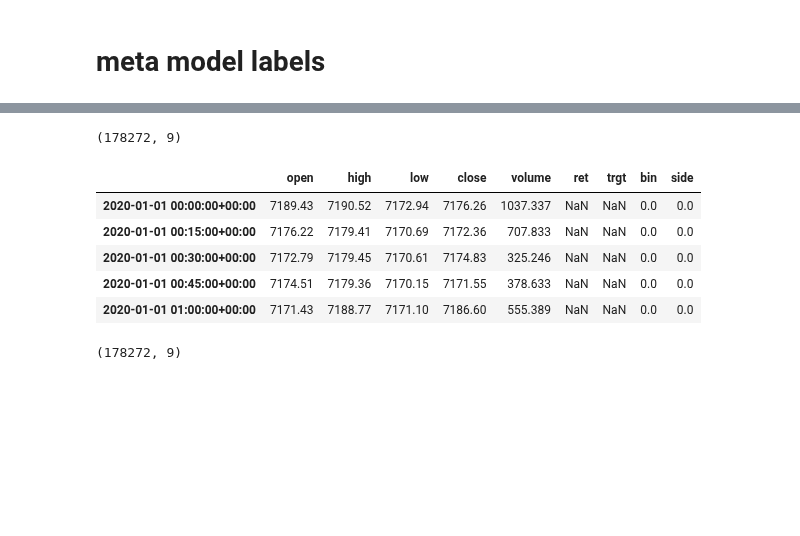
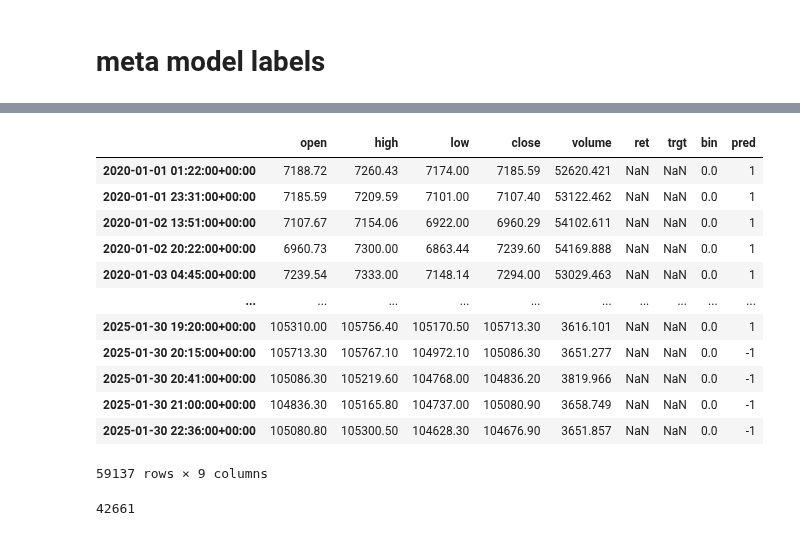
Before and after one commit to ArtiPyHeart/jesse-trade, a Jupyter notebook: label_grid.ipynb, the cells around one changed output, grey strips where cells are left out. Cells and saved outputs as stored; diff of their text form; code cells hidden in the pictures; blank space fills up the shorter version.

```diff
--- a/label_grid.ipynb
+++ b/label_grid.ipynb
@@ -308,19 +303,17 @@ _, trading_mid = research.get_candles(
 import lightgbm as lgb
 import pandas as pd
 
-from custom_indicators.selection import SIDE_ALL
+from custom_indicators.config import SIDE_ALL
 
 
 def side_pred_to_label(pred):
     if pred > 0.5:
         return 1
-    elif pred < 0.5:
+    elif pred <= 0.5:
         return -1
-    else:
-        return 0
 
 
-df_features = pd.read_parquet("data/features_15m.parquet")
+df_features = pd.read_parquet("data/features_45m.parquet")
 
 side_model = lgb.Booster(model_file="custom_indicators/models/model_side.txt")
 side_model_pred = side_model.predict(df_features[SIDE_ALL])
@@ -427,19 +483,14 @@ import numpy as np
 import pandas as pd
 from jesse import helpers, research
 
-from custom_indicators.selection import SIDE_ALL
-from offline.labeling.labeling import TripleBarrierLabeler, expand_labels
+from custom_indicators.config import SIDE_ALL
+from custom_indicators.toolbox.labeler.triple_barrier import (
+    TripleBarrierLabeler,
+    expand_labels,
+)
+from custom_indicators.toolbox.labeler.triple_barrier_raw import TripleBarrierLabelerRaw
 
-_, trading_mid = research.get_candles(
-    "Binance Perpetual Futures",
-    "BTC-USDT",
-    "15m",
-    helpers.date_to_timestamp("2020-01-01"),
-    helpers.date_to_timestamp("2025-01-31"),
-    warmup_candles_num=0,
-    caching=False,
-    is_for_jesse=False,
-)
+trading_mid = np.load("data/label_dollar_bar_45m.npy")
 
 
 def side_pred_to_label(pred):
@@ -451,32 +502,27 @@ def side_pred_to_label(pred):
         return 0
 
 
-df_features = pd.read_parquet("data/features_15m.parquet")
+df_features = pd.read_parquet("data/features_45m.parquet")
 side_model = lgb.Booster(model_file="custom_indicators/models/model_side.txt")
 side_model_pred = side_model.predict(df_features[SIDE_ALL])
 df_features["model_side_res"] = side_model_pred
 
-num_hours = 4
+num_hours = 15
 num_minutes = 0
 pt = 2.7
 sl = 2.7
-target_ret = 0
-z_score = 1.2
-labeler = TripleBarrierLabeler(
+target_ret = 0.001
+z_score = 1
+labeler = TripleBarrierLabelerRaw(
     trading_mid,
     num_hours=num_hours,
     num_minutes=num_minutes,
     z_score=z_score,
     verbose=True,
 )
-side_labels = labeler.side_labels(pt=pt, sl=sl, target_ret=target_ret)
-side_full_df = expand_labels(side_labels, trading_mid, fill=0)
+side_full_df = labeler.side_labels(pt=pt, sl=sl, target_ret=target_ret)
+side_full_df = expand_labels(side_full_df, trading_mid, fill=0)
+side_labels = [side_pred_to_label(i) for i in side_model_pred]
 side_full_df["pred"] = [side_pred_to_label(i) for i in side_model_pred]
-final_side_labels = side_full_df[side_full_df["ret"].notna()]
-meta_labels = labeler.meta_labels(
-    final_side_labels, pt=pt, sl=sl, target_ret=target_ret
-)
-candle_df = expand_labels(meta_labels, trading_mid, fill=0)
-print(candle_df.shape)
-candle_df.head()
+side_full_df
 # %% [output]
@@ -485,11 +530,17 @@ candle_df.head()
+|  | open | high | low | close | volume | ret | trgt | bin | pred |
+| 2020-01-01 01:22:00+00:00 | 7188.72 | 7260.43 | 7174.00 | 7185.59 | 52620.421 | NaN | NaN | 0.0 | 1 |
+| 2020-01-01 23:31:00+00:00 | 7185.59 | 7209.59 | 7101.00 | 7107.40 | 53122.462 | NaN | NaN | 0.0 | 1 |
+| 2020-01-02 13:51:00+00:00 | 7107.67 | 7154.06 | 6922.00 | 6960.29 | 54102.611 | NaN | NaN | 0.0 | 1 |
+| 2020-01-02 20:22:00+00:00 | 6960.73 | 7300.00 | 6863.44 | 7239.60 | 54169.888 | NaN | NaN | 0.0 | 1 |
+| 2020-01-03 04:45:00+00:00 | 7239.54 | 7333.00 | 7148.14 | 7294.00 | 53029.463 | NaN | NaN | 0.0 | 1 |
+| ... | ... | ... | ... | ... | ... | ... | ... | ... | ... |
+| 2025-01-30 19:20:00+00:00 | 105310.00 | 105756.40 | 105170.50 | 105713.30 | 3616.101 | NaN | NaN | 0.0 | 1 |
+| 2025-01-30 20:15:00+00:00 | 105713.30 | 105767.10 | 104972.10 | 105086.30 | 3651.277 | NaN | NaN | 0.0 | -1 |
+| 2025-01-30 20:41:00+00:00 | 105086.30 | 105219.60 | 104768.00 | 104836.20 | 3819.966 | NaN | NaN | 0.0 | -1 |
+| 2025-01-30 21:00:00+00:00 | 104836.30 | 105165.80 | 104737.00 | 105080.90 | 3658.749 | NaN | NaN | 0.0 | -1 |
+| 2025-01-30 22:36:00+00:00 | 105080.80 | 105300.50 | 104628.30 | 104676.90 | 3651.857 | NaN | NaN | 0.0 | -1 |
-(178272, 9)
+59137 rows × 9 columns
-|  | open | high | low | close | volume | ret | trgt | bin | side |
-| 2020-01-01 00:00:00+00:00 | 7189.43 | 7190.52 | 7172.94 | 7176.26 | 1037.337 | NaN | NaN | 0.0 | 0.0 |
-| 2020-01-01 00:15:00+00:00 | 7176.22 | 7179.41 | 7170.69 | 7172.36 | 707.833 | NaN | NaN | 0.0 | 0.0 |
-| 2020-01-01 00:30:00+00:00 | 7172.79 | 7179.45 | 7170.61 | 7174.83 | 325.246 | NaN | NaN | 0.0 | 0.0 |
-| 2020-01-01 00:45:00+00:00 | 7174.51 | 7179.36 | 7170.15 | 7171.55 | 378.633 | NaN | NaN | 0.0 | 0.0 |
-| 2020-01-01 01:00:00+00:00 | 7171.43 | 7188.77 | 7171.10 | 7186.60 | 555.389 | NaN | NaN | 0.0 | 0.0 |
-# %%
-side_full_df.shape
-# %% [output]
-(178272, 9)
+# %%
+side_full_df["ret"].isna().sum()
+# %% [output]
+42661
```
Also changed, not shown: parts of 21 cells of this notebook, 3 other files.
